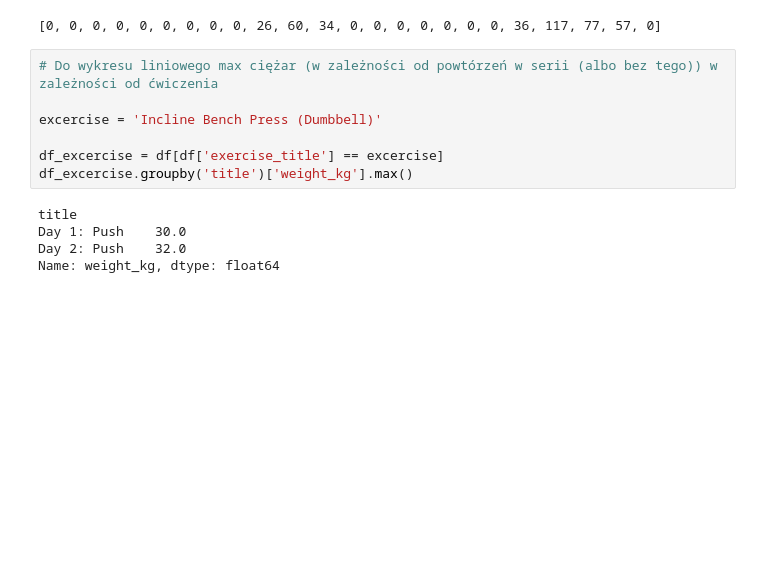
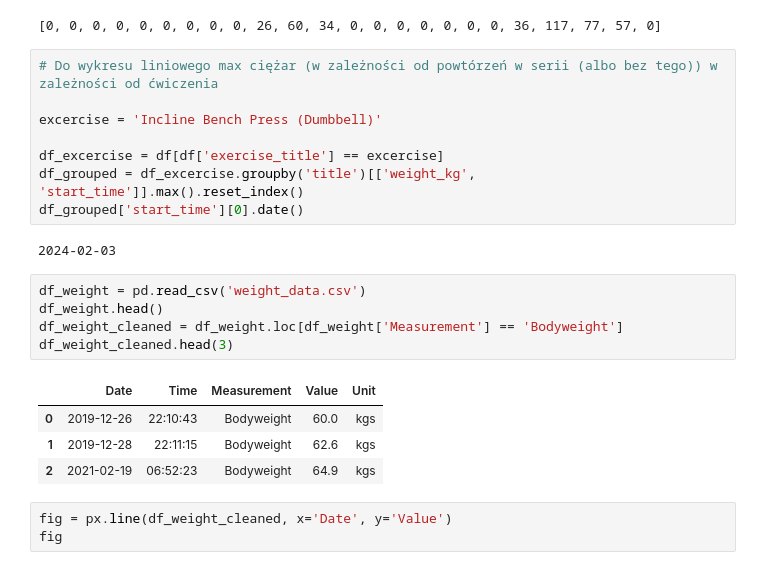
Before and after one commit to tomaszzywicki/GymDashboard, a Jupyter notebook: data_cleanup.ipynb, the cells around one changed output. Saved outputs shown, nothing was run; the diff lists cells and outputs as text; blank space fills up the shorter version.

```diff
--- a/data_cleanup.ipynb
+++ b/data_cleanup.ipynb
@@ -94,9 +94,20 @@ fig.update_layout(title_text='Workout Time Distribution throughout the day',
 excercise = 'Incline Bench Press (Dumbbell)'
 
 df_excercise = df[df['exercise_title'] == excercise]
-df_excercise.groupby('title')['weight_kg'].max()
+df_grouped = df_excercise.groupby('title')[['weight_kg', 'start_time']].max().reset_index()
+df_grouped['start_time'][0].date()
 # %% [output]
-title
-Day 1: Push    30.0
-Day 2: Push    32.0
-Name: weight_kg, dtype: float64
+2024-02-03
+# %%
+df_weight = pd.read_csv('weight_data.csv')
+df_weight.head()
+df_weight_cleaned = df_weight.loc[df_weight['Measurement'] == 'Bodyweight']
+df_weight_cleaned.head(3)
+# %% [output]
+|  | Date | Time | Measurement | Value | Unit |
+| 0 | 2019-12-26 | 22:10:43 | Bodyweight | 60.0 | kgs |
+| 1 | 2019-12-28 | 22:11:15 | Bodyweight | 62.6 | kgs |
+| 2 | 2021-02-19 | 06:52:23 | Bodyweight | 64.9 | kgs |
+# %%
+fig = px.line(df_weight_cleaned, x='Date', y='Value')
+fig
```
Also changed, not shown: parts of 1 cell of this notebook, 2 other files.
